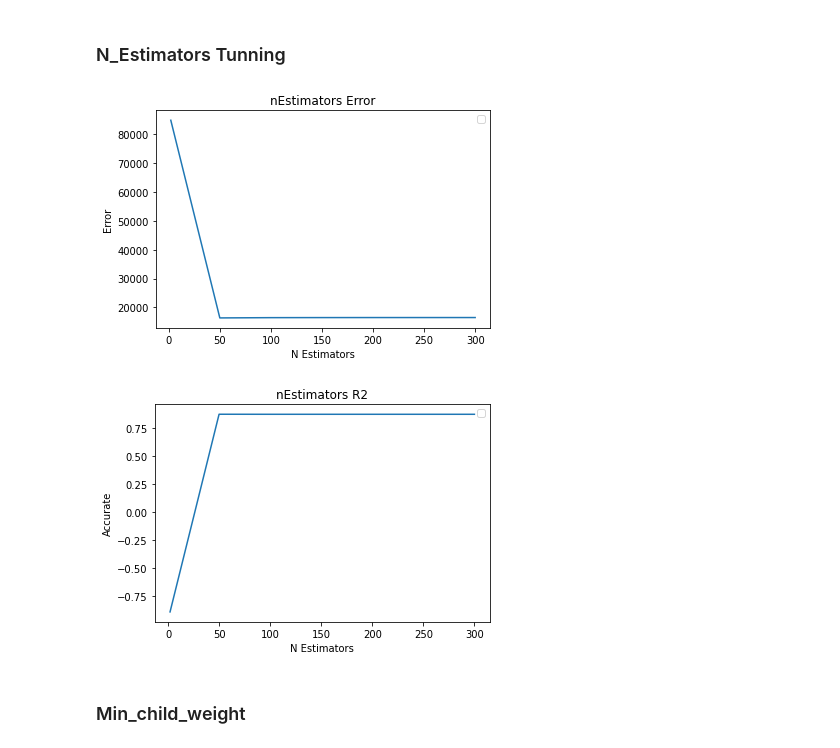
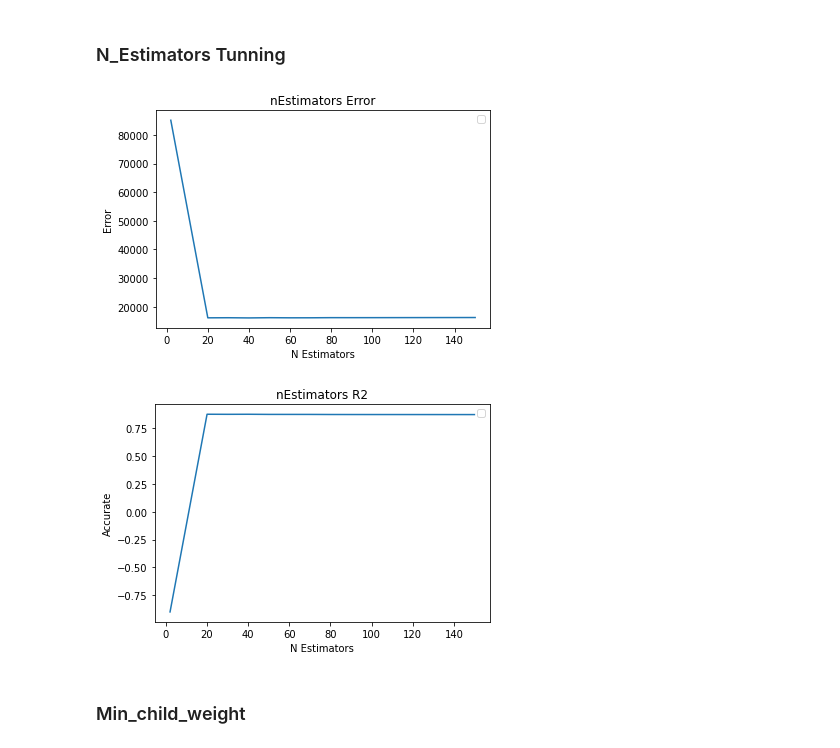
Before and after one commit to ScottySchmidt/MachineLearning, a Jupyter notebook: xgBoost.ipynb, the cells around one changed output. Cells and saved outputs as stored; diff of their text form; code cells hidden in the pictures.

```diff
--- a/xgBoost.ipynb
+++ b/xgBoost.ipynb
@@ -96,3 +96,0 @@ df.head()
-# %%
-print(df['SaleCondition'].value_counts())
-df['SaleCondition']=df['SaleCondition'].apply(lambda x:2 if x=='Normal' else 0)
@@ -177,11 +169,12 @@ sns.heatmap(corr, annot=True, mask=matrix)
 # %%
 #Too similiar variables:
-df=df.drop(['GarageArea', 'GarageYrBlt', 'GrLivArea'], axis=1)
+df=df.drop(['GarageYrBlt', 'GrLivArea'], axis=1)
 # %%
 #Had less than .001 feature importance:
 df=df.drop(['BsmtFinSF2','LowQualFinSF','BsmtHalfBath', 'FullBath',
             '3SsnPorch', 'ScreenPorch','MiscVal', 'PoolArea',
-            'MoSold', 'EnclosedPorch', 'MasVnrArea'], axis=1)
+            'MoSold', 'EnclosedPorch', 'MasVnrArea', 'YrSold',
+             'BedroomAbvGr', 'BsmtFullBath', 'HalfBath'], axis=1)
 # %% [markdown]
 # Split Data
 # %%
@@ -201,7 +194,7 @@ from sklearn.metrics import mean_squared_error, r2_score, mean_absolute_error
 ### Max Depth Tunning
 Four for max depth shows the least amount of error and highest accuracy.
 # %%
-maxDepth=[2, 3, 4, 5, 6, 7, 8, 9, 10, 11]
+maxDepth=[2, 3, 4, 5, 6, 7, 8, 9, 10]
 listMSE=[]
 listR2=[]
 
@@ -235,37 +228,39 @@ plt.show()
 # %% [markdown]
 ### N_Estimators Tunning
 # %%
-nEst=[2, 50, 100, 150, 200, 300]
-listMSE=[]
-listR2=[]
+def xgEst():
+    numbers=[2, 20, 30, 40, 50, 60, 70, 80, 90, 100, 150]
+    listMSE=[]
+    listR2=[]
 
-for n in nEst:
-    regressor = xgb.XGBRegressor(
-        n_estimators=n,
-    )
-    regressor.fit(X_train, y_train)
-    y_pred = regressor.predict(X_test)
+    for n in numbers:
+        regressor = xgb.XGBRegressor(
+            n_estimators=n,
+        )
+        regressor.fit(X_train, y_train)
+        y_pred = regressor.predict(X_test)
 
-    xgMSE=mean_absolute_error(y_test, y_pred)
-    xgR2 = r2_score(y_test, y_pred).round(4)
-    listMSE.append(xgMSE)
-    listR2.append(xgR2)
-plt.plot(nEst, listMSE)
-plt.title('nEstimators Error')
-plt.ylabel('Error')
-plt.xlabel('N Estimators')
-plt.legend()
-plt.show()
+        xgMSE=mean_absolute_error(y_test, y_pred)
+        xgR2 = r2_score(y_test, y_pred).round(4)
+        listMSE.append(xgMSE)
+        listR2.append(xgR2)
+    plt.plot(numbers, listMSE)
+    plt.title('nEstimators Error')
+    plt.ylabel('Error')
+    plt.xlabel('N Estimators')
+    plt.legend()
+    plt.show()
 
-plt.plot(nEst, listR2)
-plt.title('nEstimators R2')
-plt.ylabel('Accurate')
-plt.xlabel('N Estimators')
-plt.legend()
-plt.show()
+    plt.plot(numbers, listR2)
+    plt.title('nEstimators R2')
+    plt.ylabel('Accurate')
+    plt.xlabel('N Estimators')
+    plt.legend()
+    plt.show()
+xgEst()
 # %% [output]
-[figure, old version]
+[figure, new version]
-[figure, old version]
+[figure, new version]
 # %% [markdown]
 ### Min_child_weight
 # %%
```
Also changed, not shown: parts of 20 cells of this notebook.
